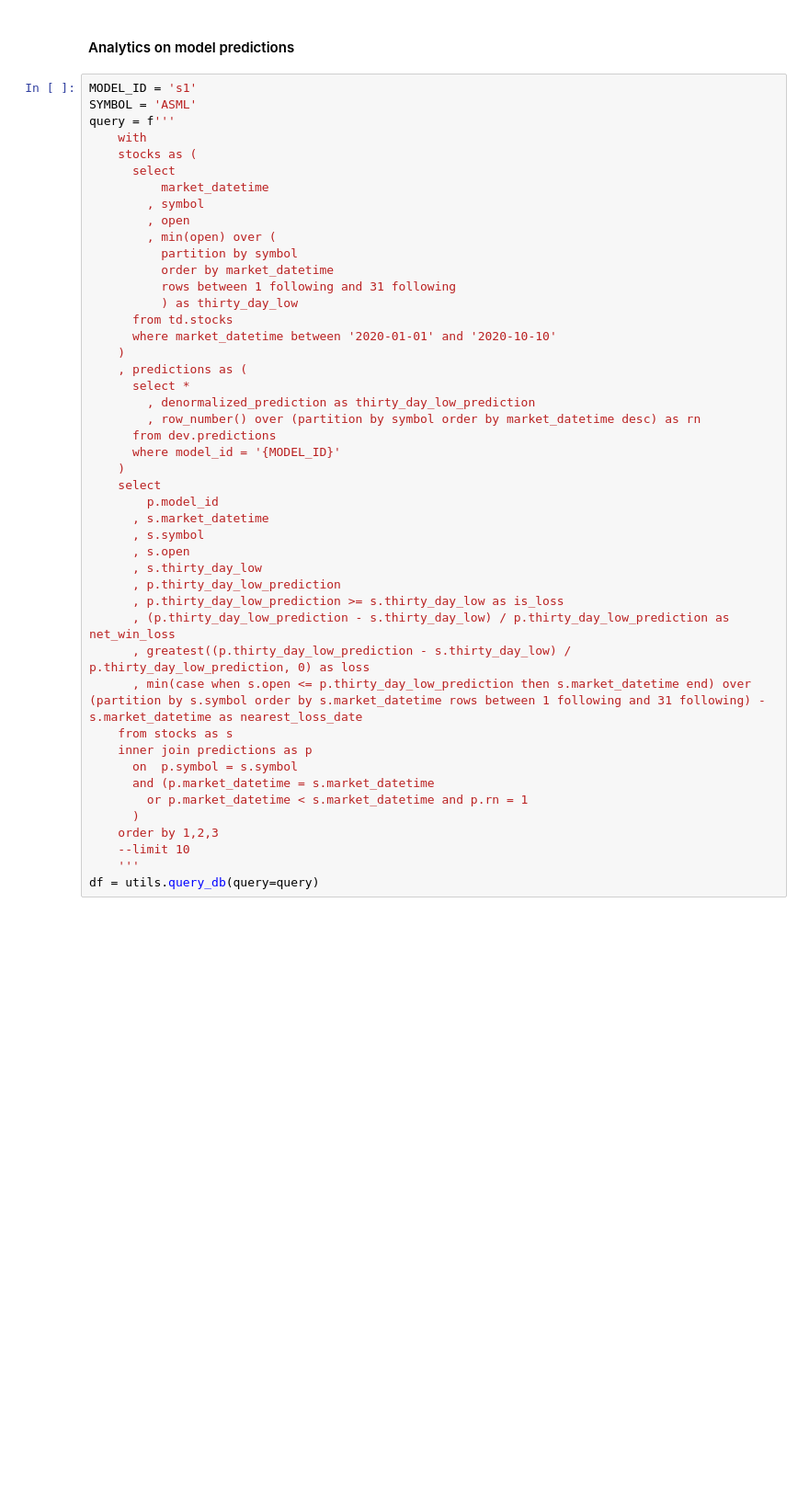
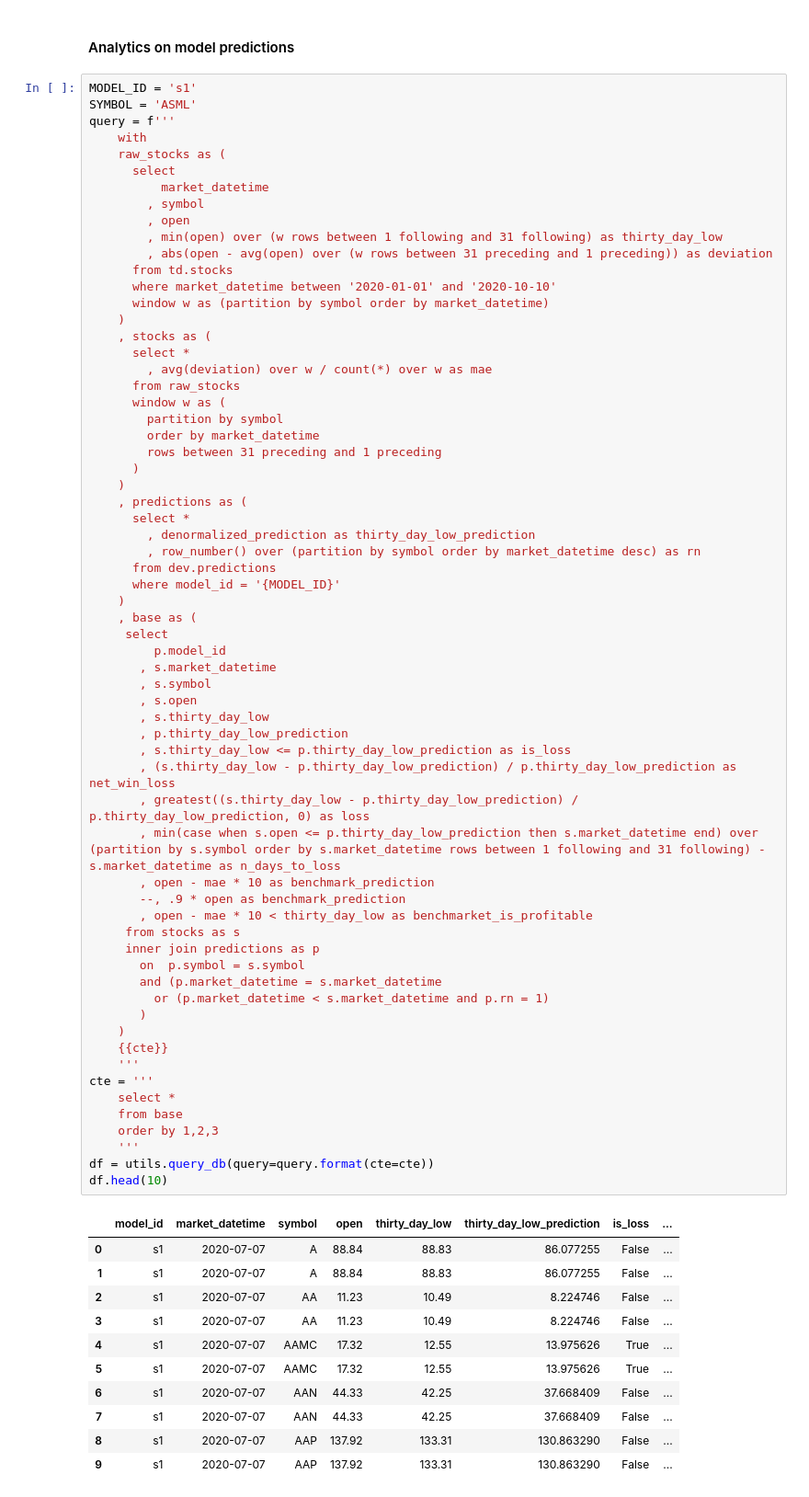
Before and after one commit to rbetzler/fun-times-in-python, a Jupyter notebook: finance/science/exploration/20201124_analytics.ipynb, the cells around one changed output. Shown at 92% size. Saved outputs shown, nothing was run; the diff lists cells and outputs as text; blank space fills up the shorter version.

```diff
--- a/finance/science/exploration/20201124_analytics.ipynb
+++ b/finance/science/exploration/20201124_analytics.ipynb
@@ -13,46 +12,76 @@ register_matplotlib_converters()
 # %%
 MODEL_ID = 's1'
 SYMBOL = 'ASML'
 query = f'''
     with
-    stocks as (
+    raw_stocks as (
       select
           market_datetime
         , symbol
         , open
-        , min(open) over (
-          partition by symbol
-          order by market_datetime
-          rows between 1 following and 31 following
-          ) as thirty_day_low
+        , min(open) over (w rows between 1 following and 31 following) as thirty_day_low
+        , abs(open - avg(open) over (w rows between 31 preceding and 1 preceding)) as deviation
       from td.stocks
       where market_datetime between '2020-01-01' and '2020-10-10'
+      window w as (partition by symbol order by market_datetime)
+    )
+    , stocks as (
+      select *
+        , avg(deviation) over w / count(*) over w as mae
+      from raw_stocks
+      window w as (
+        partition by symbol
+        order by market_datetime
+        rows between 31 preceding and 1 preceding
+      )
     )
     , predictions as (
       select *
         , denormalized_prediction as thirty_day_low_prediction
         , row_number() over (partition by symbol order by market_datetime desc) as rn
       from dev.predictions
       where model_id = '{MODEL_ID}'
     )
-    select
-        p.model_id
-      , s.market_datetime
-      , s.symbol
-      , s.open
-      , s.thirty_day_low
-      , p.thirty_day_low_prediction
-      , p.thirty_day_low_prediction >= s.thirty_day_low as is_loss
-      , (p.thirty_day_low_prediction - s.thirty_day_low) / p.thirty_day_low_prediction as net_win_loss
-      , greatest((p.thirty_day_low_prediction - s.thirty_day_low) / p.thirty_day_low_prediction, 0) as loss
-      , min(case when s.open <= p.thirty_day_low_prediction then s.market_datetime end) over (partition by s.symbol order by s.market_datetime rows between 1 following and 31 following) - s.market_datetime as nearest_loss_date
-    from stocks as s
-    inner join predictions as p
-      on  p.symbol = s.symbol
-      and (p.market_datetime = s.market_datetime
-        or p.market_datetime < s.market_datetime and p.rn = 1
-      )
+    , base as (
+     select
+         p.model_id
+       , s.market_datetime
+       , s.symbol
+       , s.open
+       , s.thirty_day_low
+       , p.thirty_day_low_prediction
+       , s.thirty_day_low <= p.thirty_day_low_prediction as is_loss
+       , (s.thirty_day_low - p.thirty_day_low_prediction) / p.thirty_day_low_prediction as net_win_loss
+       , greatest((s.thirty_day_low - p.thirty_day_low_prediction) / p.thirty_day_low_prediction, 0) as loss
+       , min(case when s.open <= p.thirty_day_low_prediction then s.market_datetime end) over (partition by s.symbol order by s.market_datetime rows between 1 following and 31 following) - s.market_datetime as n_days_to_loss
+       , open - mae * 10 as benchmark_prediction
+       --, .9 * open as benchmark_prediction
+       , open - mae * 10 < thirty_day_low as benchmarket_is_profitable
+     from stocks as s
+     inner join predictions as p
+       on  p.symbol = s.symbol
+       and (p.market_datetime = s.market_datetime
+         or (p.market_datetime < s.market_datetime and p.rn = 1)
+       )
+    )
+    {{cte}}
+    '''
+cte = '''
+    select *
+    from base
     order by 1,2,3
-    --limit 10
     '''
-df = utils.query_db(query=query)
+df = utils.query_db(query=query.format(cte=cte))
+df.head(10)
+# %% [output]
+|  | model_id | market_datetime | symbol | open | thirty_day_low | thirty_day_low_prediction | is_loss | ... |
+| 0 | s1 | 2020-07-07 | A | 88.84 | 88.83 | 86.077255 | False | ... |
+| 1 | s1 | 2020-07-07 | A | 88.84 | 88.83 | 86.077255 | False | ... |
+| 2 | s1 | 2020-07-07 | AA | 11.23 | 10.49 | 8.224746 | False | ... |
+| 3 | s1 | 2020-07-07 | AA | 11.23 | 10.49 | 8.224746 | False | ... |
+| 4 | s1 | 2020-07-07 | AAMC | 17.32 | 12.55 | 13.975626 | True | ... |
+| 5 | s1 | 2020-07-07 | AAMC | 17.32 | 12.55 | 13.975626 | True | ... |
+| 6 | s1 | 2020-07-07 | AAN | 44.33 | 42.25 | 37.668409 | False | ... |
+| 7 | s1 | 2020-07-07 | AAN | 44.33 | 42.25 | 37.668409 | False | ... |
+| 8 | s1 | 2020-07-07 | AAP | 137.92 | 133.31 | 130.863290 | False | ... |
+| 9 | s1 | 2020-07-07 | AAP | 137.92 | 133.31 | 130.863290 | False | ... |
```
Also changed, not shown: parts of 9 cells of this notebook.
